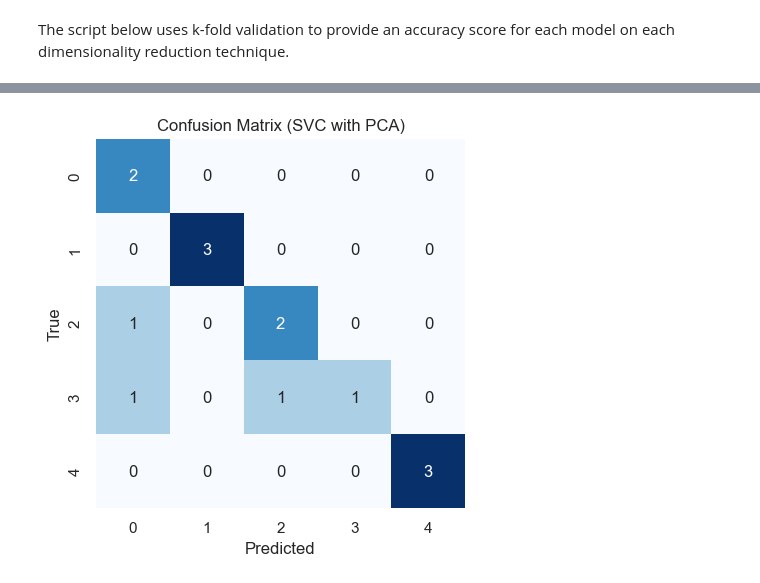
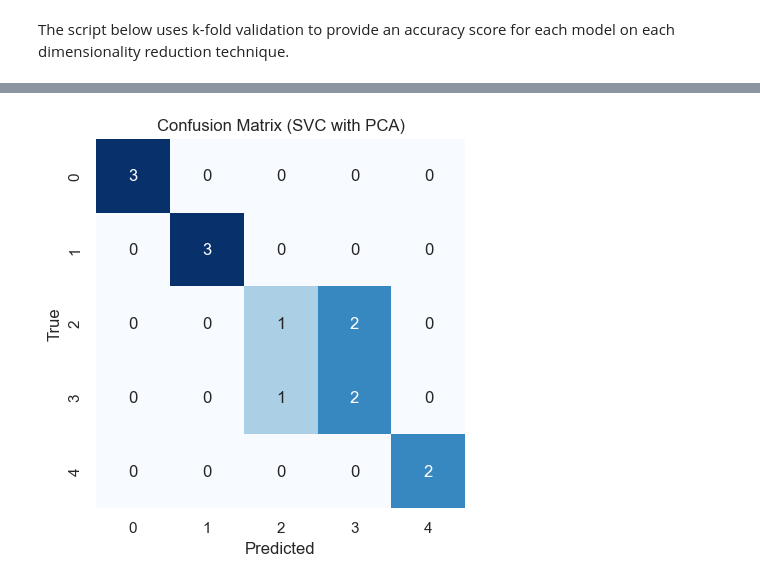
Before and after one commit to harveyf2801/MIR-Instrument-Classification, a Jupyter notebook: main.ipynb, the cells around one changed output, grey strips where cells are left out. Cells and saved outputs as stored; diff of their text form; code cells hidden in the pictures.

```diff
--- a/main.ipynb
+++ b/main.ipynb
@@ -284,8 +287,8 @@ labels = audio_dataset.get_class_labels()
 # %% [markdown]
 It's also important to perform **feature scaling** on the data as it can improve performance in gradient descent convergence when features are within similar ranges. Unscaled features can distort the distance metrics, leading to biased classifications or clustering results when using distance based algorithms such as support vector classification (SVC) or kNN's.
 # %%
-# Apply standardization to the MFCC features
-scaler = StandardScaler()
+# Apply standardization to the features
+scaler = RobustScaler()
 features_scaled = scaler.fit_transform(features)
 # %% [markdown]
 ## Feature Selection
@@ -442,15 +470,7 @@ dimentionality_reductions = {
 classifiers = {
   'KNN': models.KNNClassifier(K_NEIGHBORS, distance_metric='euclidean'),
   'RF': RandomForestClassifier(n_estimators=40),
-  'SVC': SVC(gamma='auto')
-}
-
-# Temporary dictionary to hold the best model
-best_model = {
-  'model': None,
-  'accuracy': 0,
-  'y_pred': [],
-  'y_test': []
+  'SVC': SVC(kernel='rbf', gamma='auto')
 }
 
 # Temporary dictionary to hold the scores for each model
@@ -466,13 +486,24 @@ def get_score(model, X_train, X_test, y_train, y_test):
   accuracy = accuracy_score(y_test, y_pred)
   return accuracy, y_pred
 
+fvalue_Best = SelectKBest(f_classif, k=10)
+scaler = RobustScaler()
+
 # Perform K-Fold cross validation on all models and dimensionality reduction techniques
 for dr_name, dr in dimentionality_reductions.items():
-  for train_index, test_index in kf.split(features_best, targets):
+  for train_index, test_index in kf.split(features, targets):
 
     # Splitting the k-fold data into training and testing sets
     X_train, X_test = features_best[train_index], features_best[test_index]
     y_train, y_test = targets[train_index], targets[test_index]
+
+    # Perform standardisation
+    X_train = scaler.fit_transform(X_train)
+    X_test = scaler.fit_transform(X_test)
+
+    # Performing feature selection
+    X_train = fvalue_Best.fit_transform(X_train, y_train)
+    X_test = fvalue_Best.fit_transform(X_test, y_test)
 
     # Apply the dimensionality reduction technique and convert from complex to real numbers
     X_train = np.real(dr.fit_transform(X_train, y_train))
@@ -481,21 +512,24 @@ for dr_name, dr in dimentionality_reductions.items():
     # Apply the classifier and get the accuracy
     for c_name, classifier in classifiers.items():
       accuracy, y_pred = get_score(classifier, X_train, X_test, y_train, y_test)
-      scores[f"{c_name} with {dr_name}"].append(accuracy)
-      mean_accuracy = np.mean(scores[f"{c_name} with {dr_name}"])
+      scores[f"{c_name} with {dr_name}"].append({'accuracy': accuracy, 'y_preds': y_pred, 'y_tests': y_test})
 
-      # Check if the model is the best model and update it
-      if best_model['accuracy'] < mean_accuracy and best_model['accuracy'] < accuracy:
-        best_model['model'] = f"{c_name} with {dr_name}"
-        best_model['accuracy'] = mean_accuracy
-        best_model['y_pred'] = y_pred
-        best_model['y_test'] = y_test
-
-# Display the scores for each model
-worst_model = min(scores, key=lambda x: np.mean(scores[x]))
+# Getting the best and worst model for each classifier and dimensionality reduction technique
+best_model = None
+worst_model = None
 
 for key, value in scores.items():
-  if key == best_model['model']:
+  mean_accuracy = np.mean([v['accuracy'] for v in value])
+  if best_model is None or mean_accuracy > best_model_accuracy:
+    best_model = key
+    best_model_accuracy = mean_accuracy
+  if worst_model is None or mean_accuracy < worst_model_accuracy:
+    worst_model = key
+    worst_model_accuracy = mean_accuracy
+
+# Display the scores for each model and dimensionality reduction technique
+for key, value in scores.items():
+  if key == best_model:
     colour = PrintFormat.GREEN
   elif key == worst_model:
     colour = PrintFormat.RED
@@ -503,11 +537,23 @@ for key, value in scores.items():
     colour = PrintFormat.YELLOW
 
   print(colour + PrintFormat.UNDERLINE + f"{key}" + PrintFormat.END)
-  print(PrintFormat.BOLD + f"Mean Accuracy: {np.mean(value)*100:.2f}%" + PrintFormat.END)
-  print(f"Max Accuracy: {np.max(value)*100:.2f}%")
-  print(f"Standard Deviation Accuracy: {np.std(value)*100:.2f}%\n")
+  accuracies = [v['accuracy'] for v in value]
+  print(PrintFormat.BOLD + f"Mean Accuracy: {np.mean(accuracies)*100:.2f}%" + PrintFormat.END)
+  print(f"Max Accuracy: {np.max(accuracies)*100:.2f}%")
+  print(f"Standard Deviation Accuracy: {np.std(accuracies)*100:.2f}%\n")
+
+# Get the best test set from the best model to show confusion matrix
+y_test = None
+y_pred = None
+best_accuracy = 0
+
+for i in scores[best_model]:
+  if i['accuracy'] > best_accuracy:
+    best_accuracy = i['accuracy']
+    y_test = i['y_tests']
+    y_pred = i['y_preds']
 
 # Display the confusion matrix as a heatmap
-plotting.plot_confusion_matrix(best_model)
+plotting.plot_confusion_matrix(y_test, y_pred, best_model)
 # %% [output]
 KNN with PCA
@@ -530 +576 @@ Standard Deviation Accuracy: 18.71%
-[figure, old version]
+[figure, new version]
```
Also changed, not shown: parts of 15 cells of this notebook, 8 other files.
